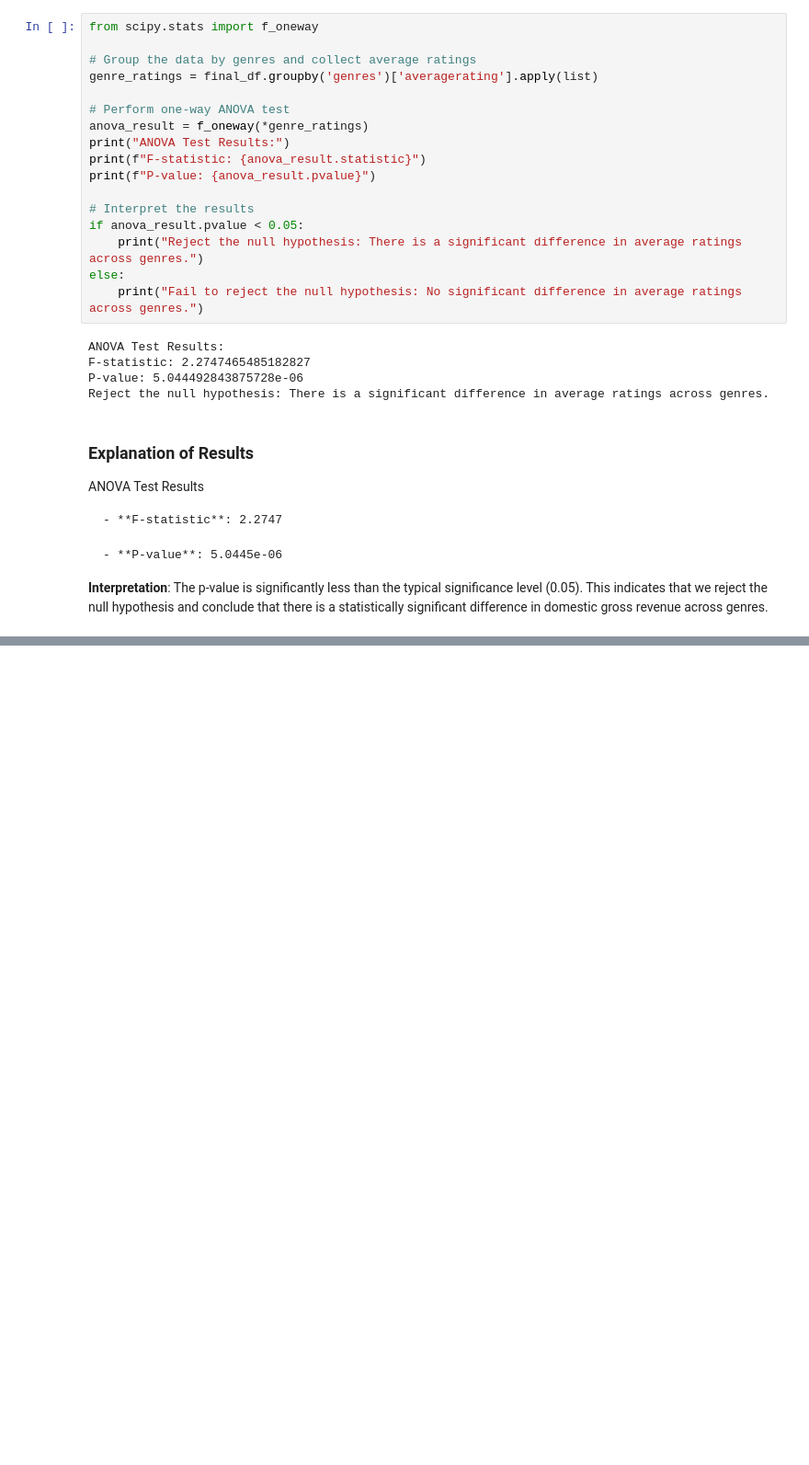
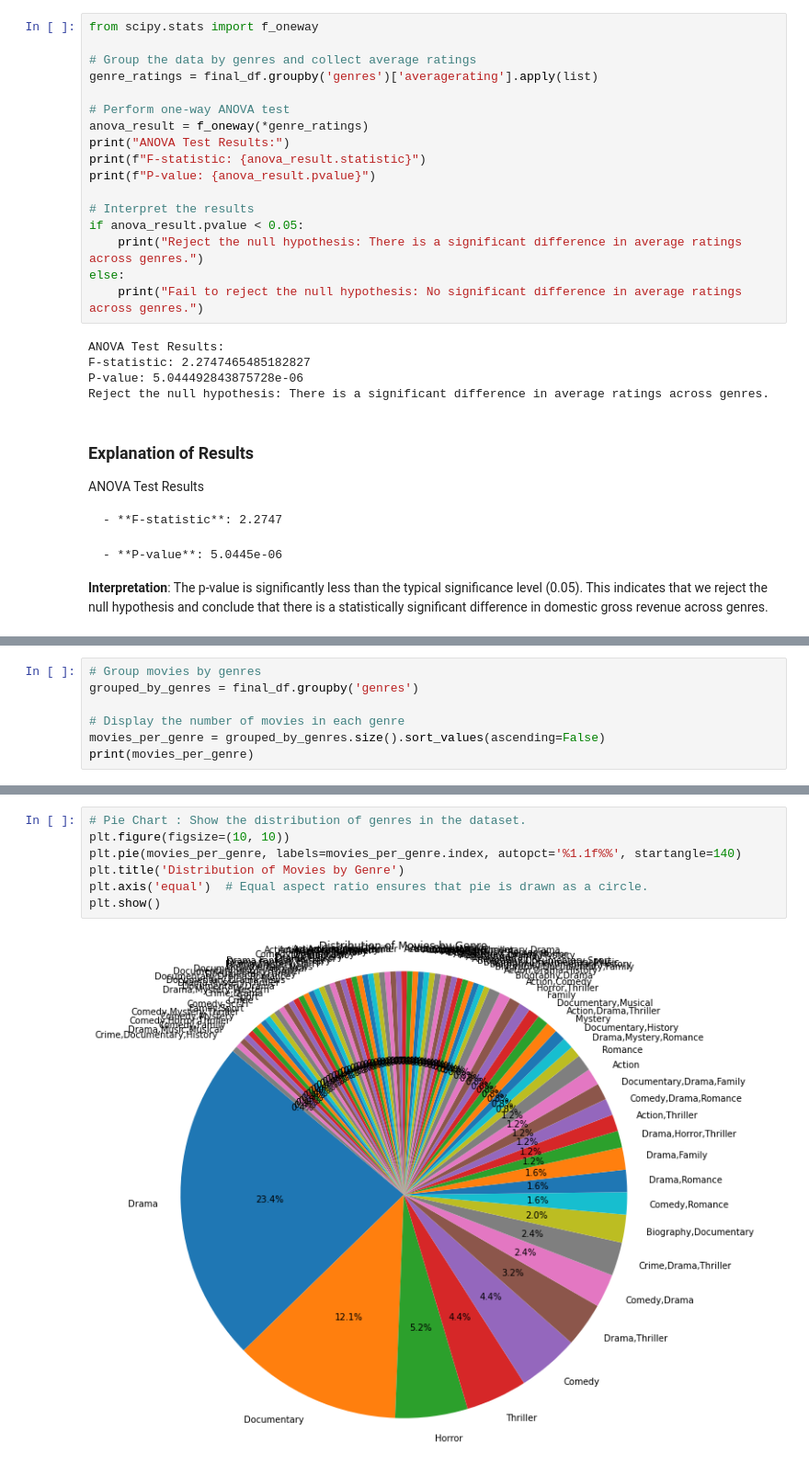
Before and after one commit to mwakad/box-office-movie-insights, a Jupyter notebook: notebooks/eliana.ipynb, the cells around one changed output, grey strips where cells are left out. Shown at 92% size. Drawn from its saved outputs; the diff is of its cells as text; blank space fills up the shorter version.

```diff
--- a/notebooks/eliana.ipynb
+++ b/notebooks/eliana.ipynb
@@ -565,0 +545,7 @@ Reject the null hypothesis: There is a significant difference in average ratings
+# %%
+# Group movies by genres
+grouped_by_genres = final_df.groupby('genres')
+
+# Display the number of movies in each genre
+movies_per_genre = grouped_by_genres.size().sort_values(ascending=False)
+print(movies_per_genre)
@@ -565,0 +645,9 @@ Reject the null hypothesis: There is a significant difference in average ratings
+# %%
+# Pie Chart : Show the distribution of genres in the dataset.
+plt.figure(figsize=(10, 10))
+plt.pie(movies_per_genre, labels=movies_per_genre.index, autopct='%1.1f%%', startangle=140)
+plt.title('Distribution of Movies by Genre')
+plt.axis('equal')  # Equal aspect ratio ensures that pie is drawn as a circle.
+plt.show()
+# %% [output]
+[figure, added]
```
Also changed, not shown: parts of 10 cells of this notebook.
